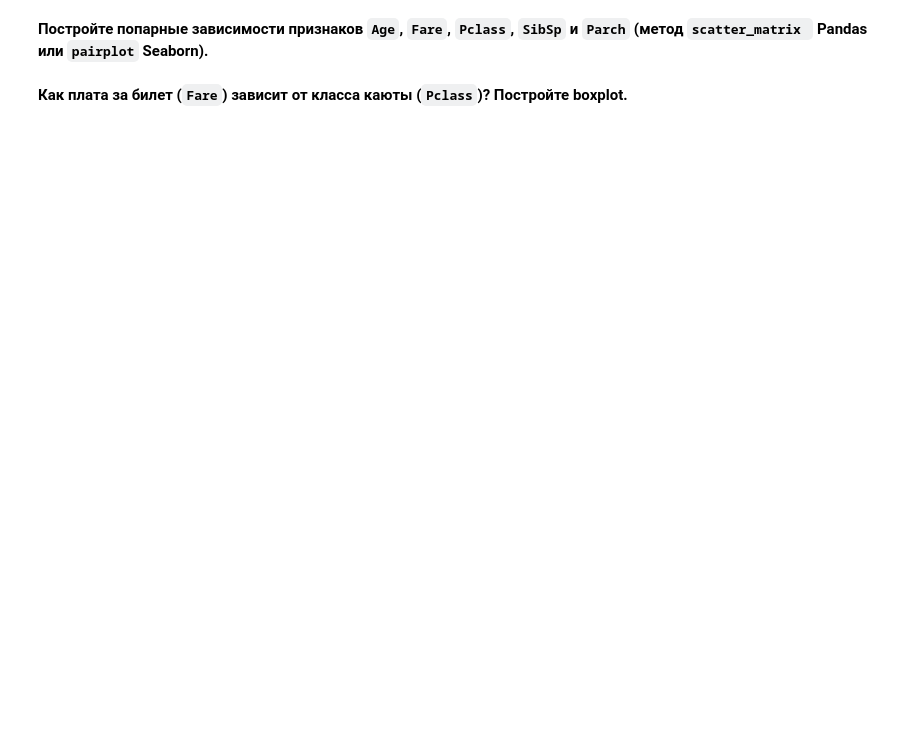
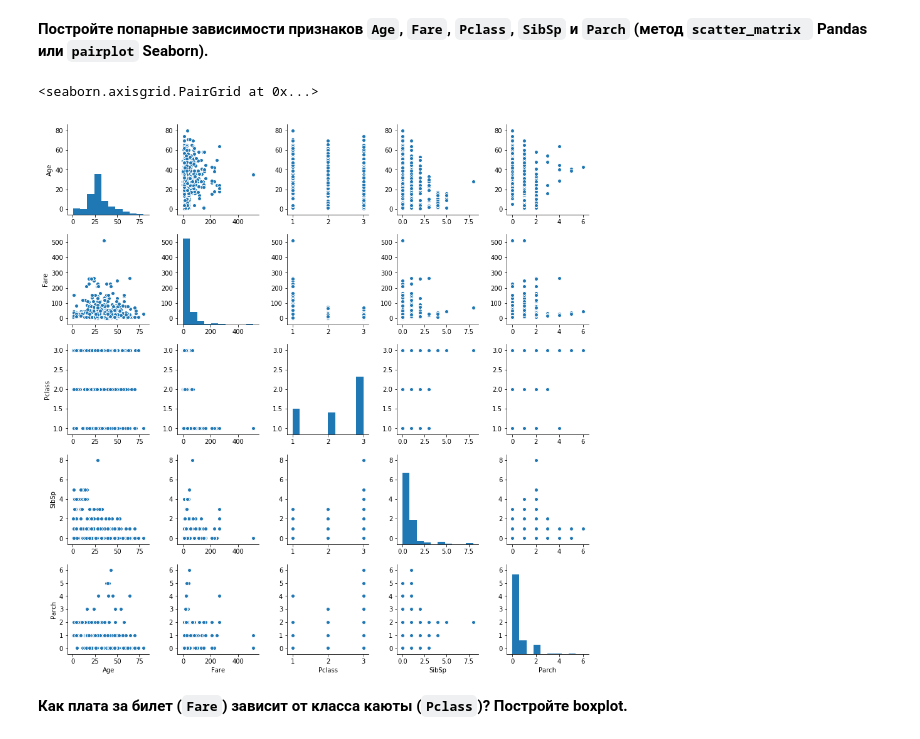
Before and after one commit to ditas/hw, a Jupyter notebook: jupyter_notebooks/lesson02_visualization/lesson2_practice_visual_titanic.ipynb, the cells around one changed output. Drawn from its saved outputs; the diff is of its cells as text; code cells hidden in the pictures; blank space fills up the shorter version.

```diff
--- a/jupyter_notebooks/lesson02_visualization/lesson2_practice_visual_titanic.ipynb
+++ b/jupyter_notebooks/lesson02_visualization/lesson2_practice_visual_titanic.ipynb
@@ -68,6 +69,10 @@ Name: Embarked, dtype: int64
 **Постройте попарные зависимости признаков `Age`, `Fare`, `Pclass`, `SibSp` и `Parch` (метод `scatter_matrix ` Pandas или `pairplot` Seaborn).**
 # %%
 # Ваш код здесь
+sns.pairplot(train_df[['Age', 'Fare', 'Pclass', 'SibSp', 'Parch']])
+# %% [output]
+<seaborn.axisgrid.PairGrid at 0x...>
+[figure, added]
 # %% [markdown]
 **Как плата за билет (`Fare`) зависит от класса каюты (`Pclass`)? Постройте boxplot.**
 # %%
```
Also changed, not shown: parts of 12 cells of this notebook, 3 other files.
